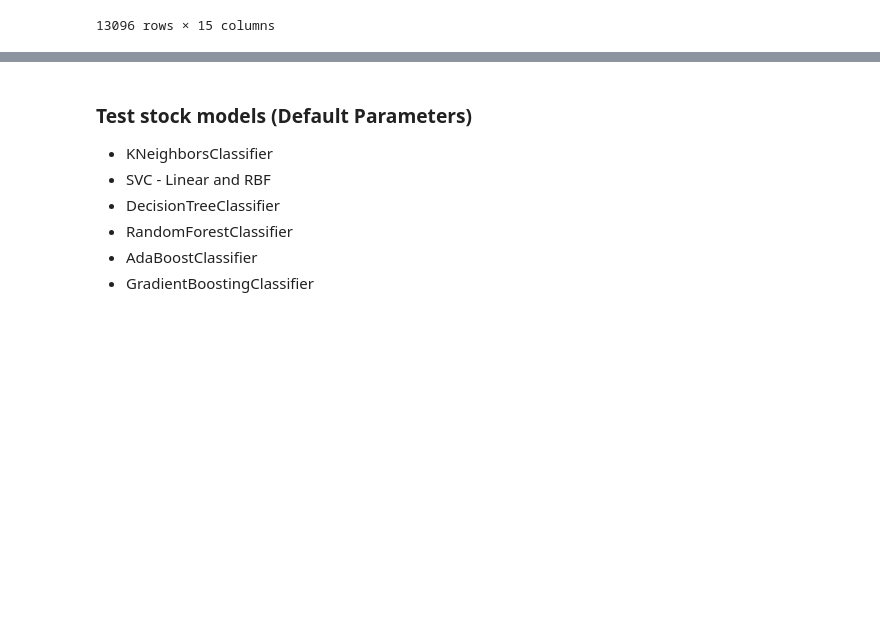
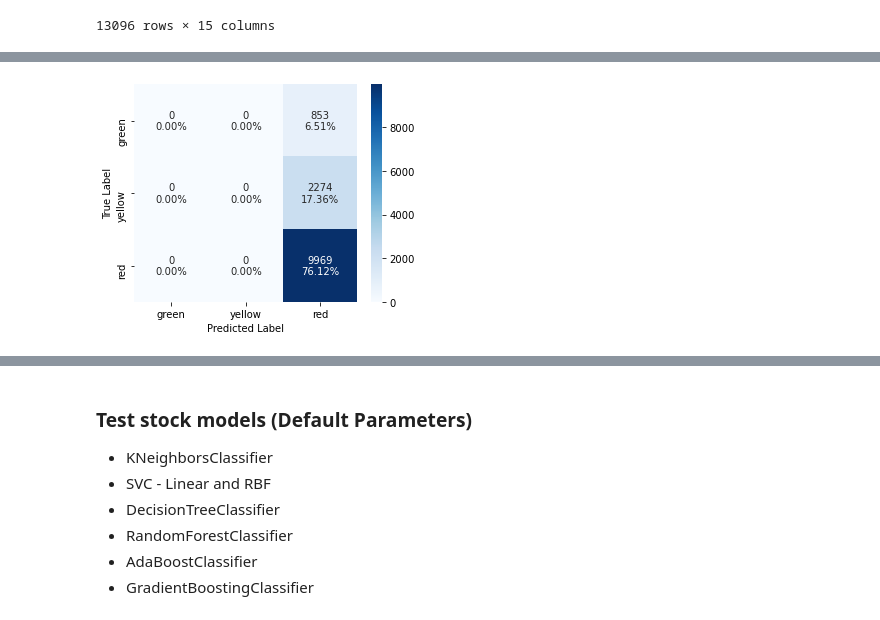
Before and after one commit to andrea-fantini/Predictive_Maintenance_Fanjet, a Jupyter notebook: notebooks/5 - Modeling.ipynb, the cells around one changed output, grey strips where cells are left out. Drawn from its saved outputs; the diff is of its cells as text; code cells hidden in the pictures; blank space fills up the shorter version.

```diff
--- a/notebooks/5 - Modeling.ipynb
+++ b/notebooks/5 - Modeling.ipynb
@@ -470,0 +171,4 @@ test_df
+# %%
+plot_confusion_matrix(y_test, clf_dummy.predict(X_test_scaled),['green','yellow','red'])
+# %% [output]
+[figure, added]
```
Also changed, not shown: parts of 50 cells of this notebook.
